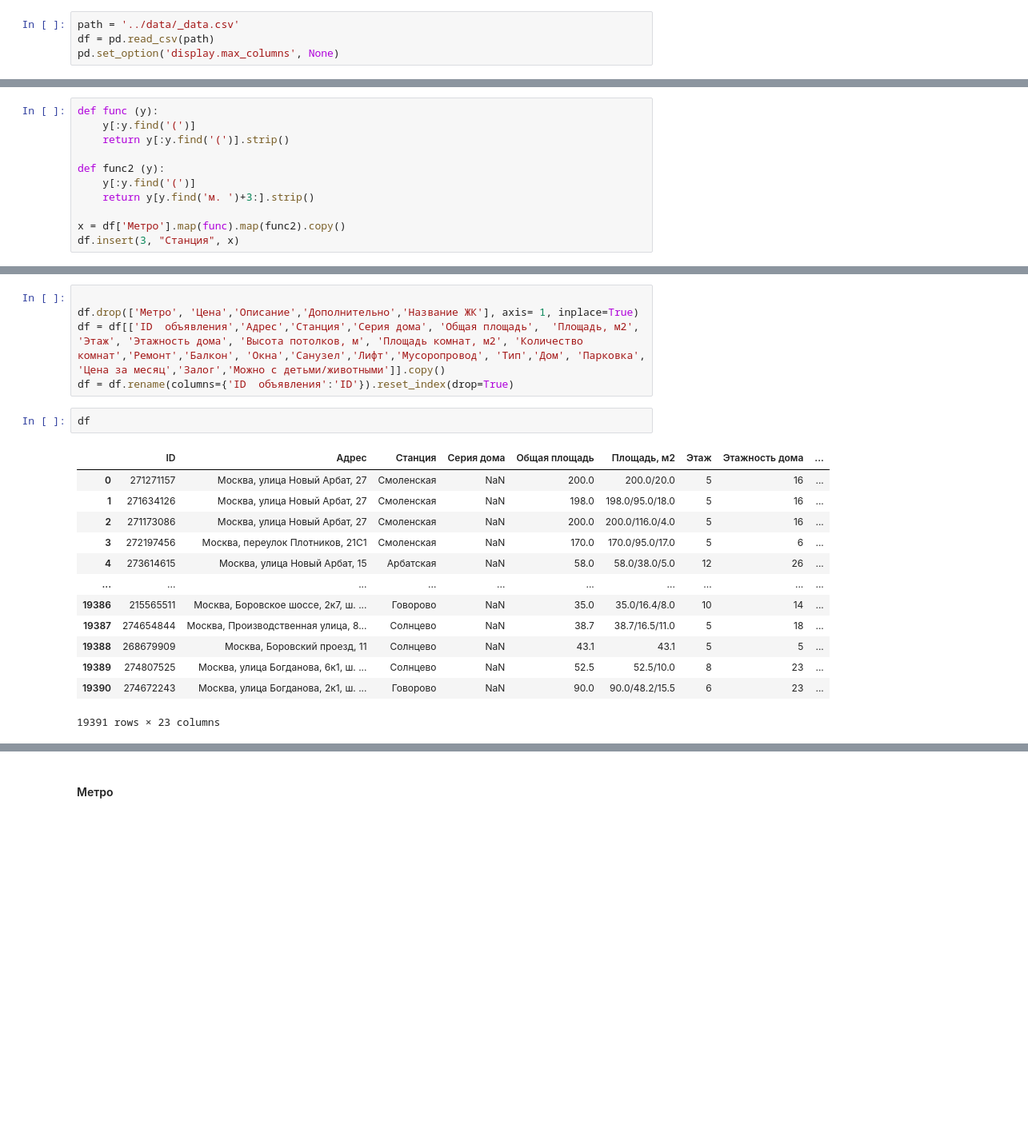
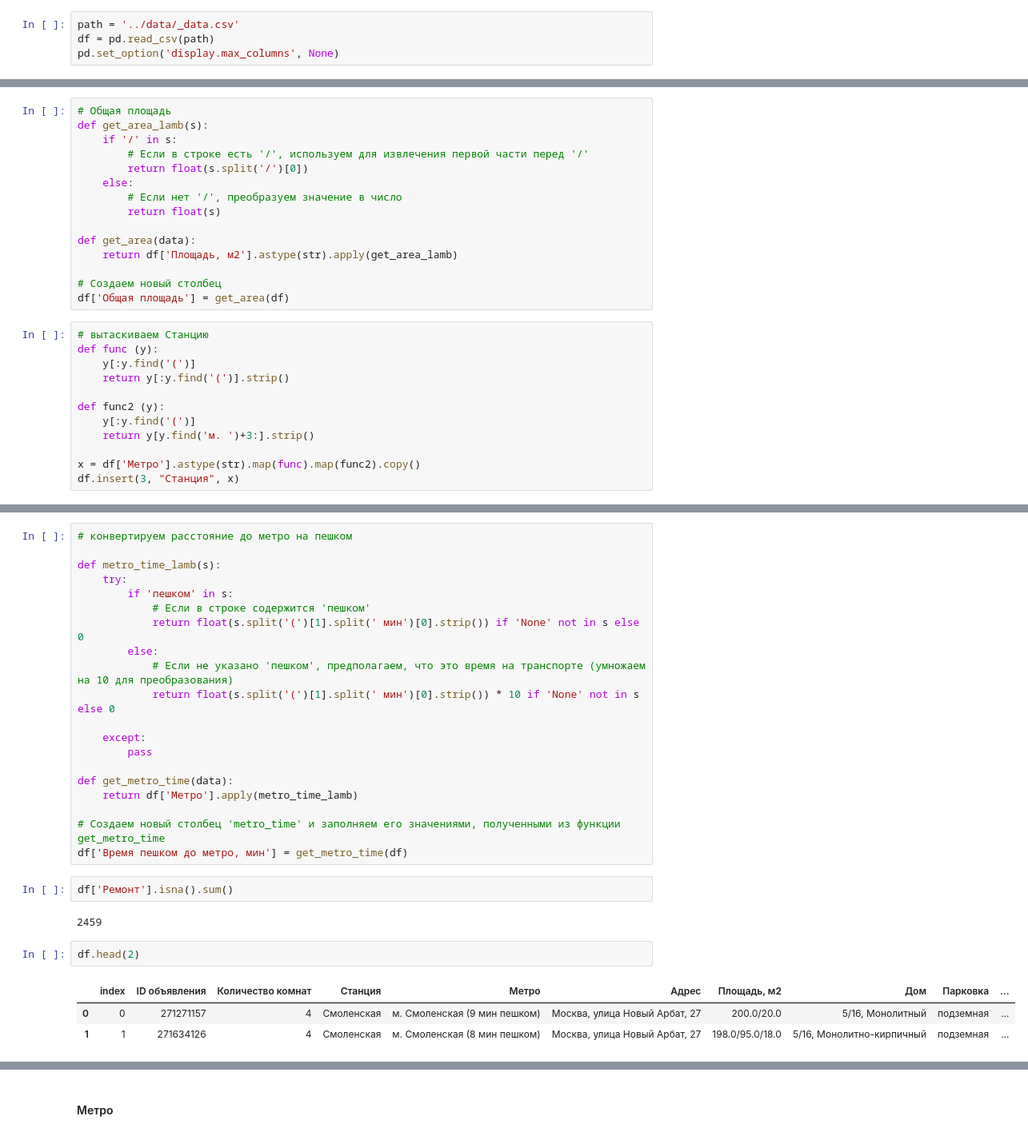
Before and after one commit to SainaAntonova/Project-, a Jupyter notebook: notebooks/preprocessing.ipynb, the cells around one changed output, grey strips where cells are left out. Shown at 80% size. Drawn from its saved outputs; the diff is of its cells as text; blank space fills up the shorter version.

```diff
--- a/notebooks/preprocessing.ipynb
+++ b/notebooks/preprocessing.ipynb
@@ -104,4 +157,20 @@ df.insert(5, "Общая площадь",point_place)
+# %%
+# Общая площадь
+def get_area_lamb(s):
+    if '/' in s:
+        # Если в строке есть '/', используем для извлечения первой части перед '/'
+        return float(s.split('/')[0])
+    else:
+        # Если нет '/', преобразуем значение в число
+        return float(s)
+
+def get_area(data):
+    return df['Площадь, м2'].astype(str).apply(get_area_lamb)
+
+# Создаем новый столбец
+df['Общая площадь'] = get_area(df)
 # %%
+# вытаскиваем Станцию
 def func (y):
     y[:y.find('(')]
     return y[:y.find('(')].strip()
@@ -110,5 +179,5 @@ def func2 (y):
     y[:y.find('(')]
     return y[y.find('м. ')+3:].strip()
 
-x = df['Метро'].map(func).map(func2).copy()
+x = df['Метро'].astype(str).map(func).map(func2).copy()
 df.insert(3, "Станция", x)
@@ -123,22 +184,31 @@ df.head(4)
-# %%
-
-df.drop(['Метро', 'Цена','Описание','Дополнительно','Название ЖК'], axis= 1, inplace=True)
-df = df[['ID  объявления','Адрес','Станция','Серия дома', 'Общая площадь',	'Площадь, м2', 'Этаж',	'Этажность дома', 'Высота потолков, м', 'Площадь комнат, м2', 'Количество комнат','Ремонт','Балкон', 'Окна','Санузел','Лифт','Мусоропровод', 'Тип','Дом',	'Парковка',	'Цена за месяц','Залог','Можно с детьми/животными']].copy()
-df = df.rename(columns={'ID  объявления':'ID'}).reset_index(drop=True)
-# %%
-df
-# %% [output]
-|  | ID | Адрес | Станция | Серия дома | Общая площадь | Площадь, м2 | Этаж | Этажность дома | ... |
-| 0 | 271271157 | Москва, улица Новый Арбат, 27 | Смоленская | NaN | 200.0 | 200.0/20.0 | 5 | 16 | ... |
-| 1 | 271634126 | Москва, улица Новый Арбат, 27 | Смоленская | NaN | 198.0 | 198.0/95.0/18.0 | 5 | 16 | ... |
-| 2 | 271173086 | Москва, улица Новый Арбат, 27 | Смоленская | NaN | 200.0 | 200.0/116.0/4.0 | 5 | 16 | ... |
-| 3 | 272197456 | Москва, переулок Плотников, 21С1 | Смоленская | NaN | 170.0 | 170.0/95.0/17.0 | 5 | 6 | ... |
-| 4 | 273614615 | Москва, улица Новый Арбат, 15 | Арбатская | NaN | 58.0 | 58.0/38.0/5.0 | 12 | 26 | ... |
-| ... | ... | ... | ... | ... | ... | ... | ... | ... | ... |
-| 19386 | 215565511 | Москва, Боровское шоссе, 2к7, ш. ... | Говорово | NaN | 35.0 | 35.0/16.4/8.0 | 10 | 14 | ... |
-| 19387 | 274654844 | Москва, Производственная улица, 8... | Солнцево | NaN | 38.7 | 38.7/16.5/11.0 | 5 | 18 | ... |
-| 19388 | 268679909 | Москва, Боровский проезд, 11 | Солнцево | NaN | 43.1 | 43.1 | 5 | 5 | ... |
-| 19389 | 274807525 | Москва, улица Богданова, 6к1, ш. ... | Солнцево | NaN | 52.5 | 52.5/10.0 | 8 | 23 | ... |
-| 19390 | 274672243 | Москва, улица Богданова, 2к1, ш. ... | Говорово | NaN | 90.0 | 90.0/48.2/15.5 | 6 | 23 | ... |
-19391 rows × 23 columns
+# %%
+# конвертируем расстояние до метро на пешком
+
+def metro_time_lamb(s):
+    try:
+        if 'пешком' in s:
+            # Если в строке содержится 'пешком'
+            return float(s.split('(')[1].split(' мин')[0].strip()) if 'None' not in s else 0
+        else:
+            # Если не указано 'пешком', предполагаем, что это время на транспорте (умножаем на 10 для преобразования)
+            return float(s.split('(')[1].split(' мин')[0].strip()) * 10 if 'None' not in s else 0
+
+    except:
+        pass
+
+def get_metro_time(data):
+    return df['Метро'].apply(metro_time_lamb)
+
+# Создаем новый столбец 'metro_time' и заполняем его значениями, полученными из функции get_metro_time
+df['Время пешком до метро, мин'] = get_metro_time(df)
+# %%
+df['Ремонт'].isna().sum()
+# %% [output]
+2459
+# %%
+df.head(2)
+# %% [output]
+|  | index | ID объявления | Количество комнат | Станция | Метро | Адрес | Площадь, м2 | Дом | Парковка | ... |
+| 0 | 0 | 271271157 | 4 | Смоленская | м. Смоленская (9 мин пешком) | Москва, улица Новый Арбат, 27 | 200.0/20.0 | 5/16, Монолитный | подземная | ... |
+| 1 | 1 | 271634126 | 4 | Смоленская | м. Смоленская (8 мин пешком) | Москва, улица Новый Арбат, 27 | 198.0/95.0/18.0 | 5/16, Монолитно-кирпичный | подземная | ... |
 # %%
```
Also changed, not shown: parts of 18 cells of this notebook.
